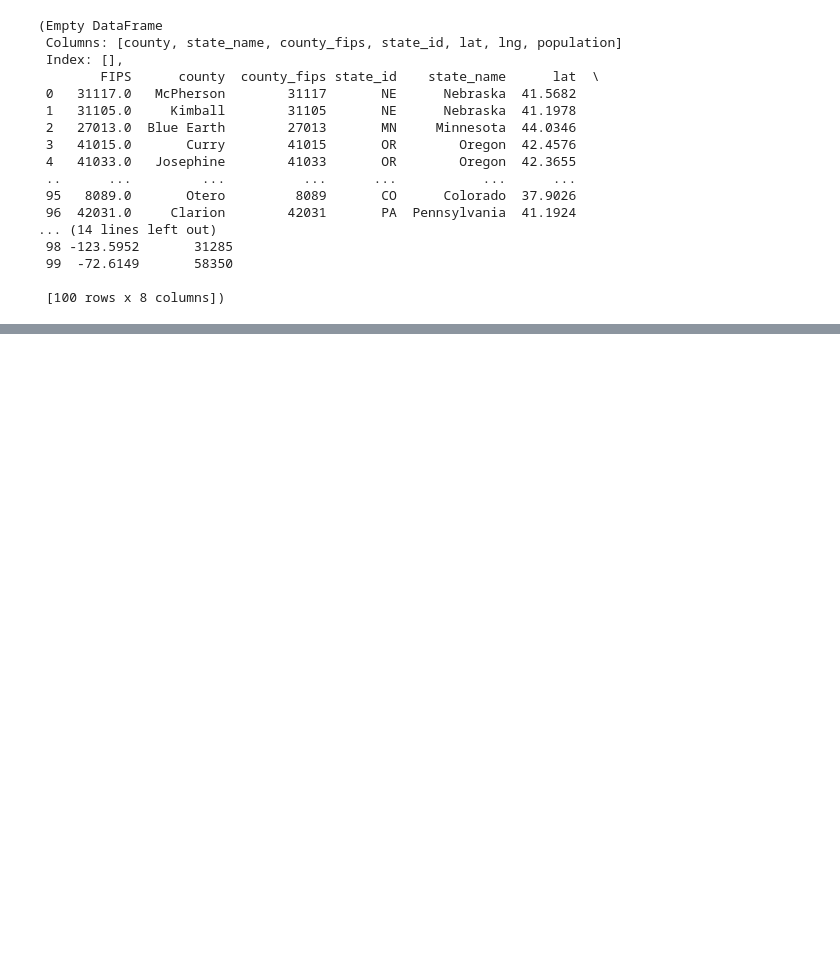
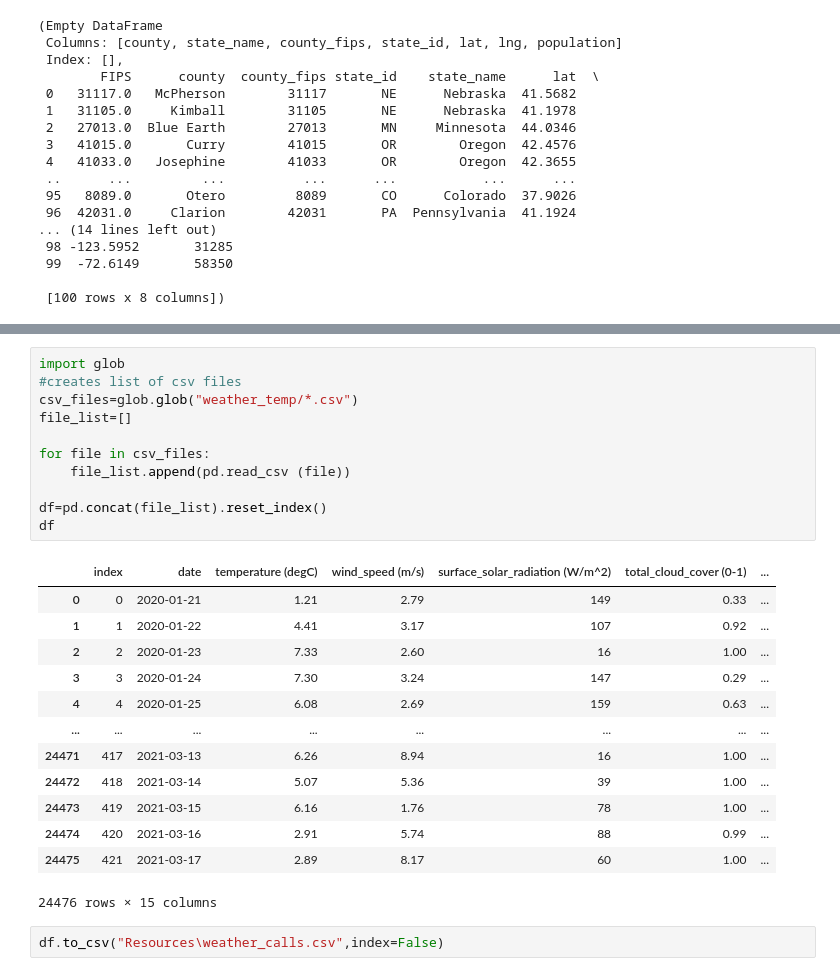
Before and after one commit to pkriger/project-01, a Jupyter notebook: Weather- version PK.ipynb, the cells around one changed output, grey strips where cells are left out. Saved outputs shown, nothing was run; the diff lists cells and outputs as text; blank space fills up the shorter version.

```diff
--- a/Weather- version PK.ipynb
+++ b/Weather- version PK.ipynb
@@ -174,0 +124,27 @@ weather_df
+# %%
+import glob
+#creates list of csv files
+csv_files=glob.glob("weather_temp/*.csv")
+file_list=[]
+
+for file in csv_files:
+    file_list.append(pd.read_csv (file))
+
+df=pd.concat(file_list).reset_index()
+df
+# %% [output]
+|  | index | date | temperature (degC) | wind_speed (m/s) | surface_solar_radiation (W/m^2) | total_cloud_cover (0-1) | ... |
+| 0 | 0 | 2020-01-21 | 1.21 | 2.79 | 149 | 0.33 | ... |
+| 1 | 1 | 2020-01-22 | 4.41 | 3.17 | 107 | 0.92 | ... |
+| 2 | 2 | 2020-01-23 | 7.33 | 2.60 | 16 | 1.00 | ... |
+| 3 | 3 | 2020-01-24 | 7.30 | 3.24 | 147 | 0.29 | ... |
+| 4 | 4 | 2020-01-25 | 6.08 | 2.69 | 159 | 0.63 | ... |
+| ... | ... | ... | ... | ... | ... | ... | ... |
+| 24471 | 417 | 2021-03-13 | 6.26 | 8.94 | 16 | 1.00 | ... |
+| 24472 | 418 | 2021-03-14 | 5.07 | 5.36 | 39 | 1.00 | ... |
+| 24473 | 419 | 2021-03-15 | 6.16 | 1.76 | 78 | 1.00 | ... |
+| 24474 | 420 | 2021-03-16 | 2.91 | 5.74 | 88 | 0.99 | ... |
+| 24475 | 421 | 2021-03-17 | 2.89 | 8.17 | 60 | 1.00 | ... |
+24476 rows × 15 columns
+# %%
+df.to_csv("Resources\weather_calls.csv",index=False)
```
Also changed, not shown: parts of 6 cells of this notebook, 59 other files.
